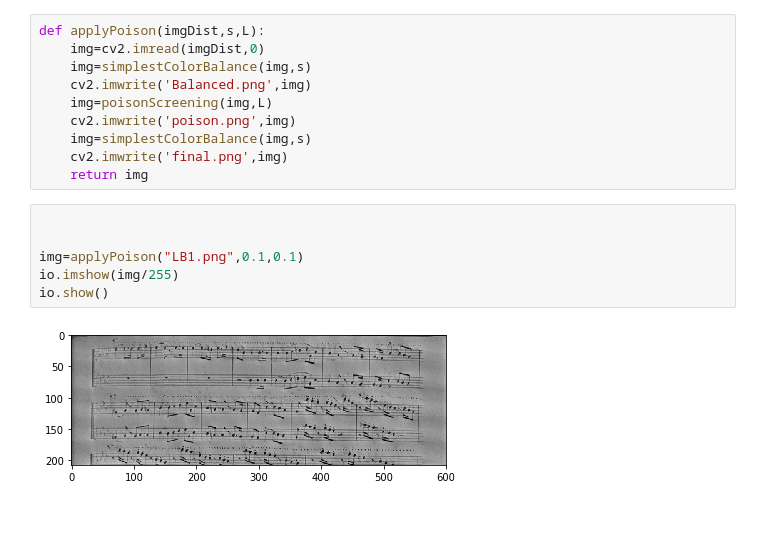
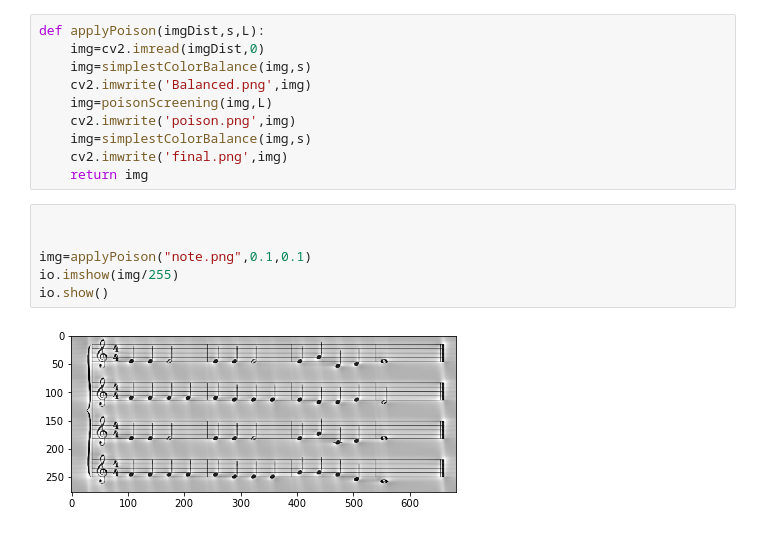
Before and after one commit to nadaabdelmaboud/Sm3ni, a Jupyter notebook: ContrastEnhancementTrails/ScreenedPoisionEquation/ScreenedPoisionEquation.ipynb, the cells around one changed output. Cells and saved outputs as stored; diff of their text form.

```diff
--- a/ContrastEnhancementTrails/ScreenedPoisionEquation/ScreenedPoisionEquation.ipynb
+++ b/ContrastEnhancementTrails/ScreenedPoisionEquation/ScreenedPoisionEquation.ipynb
@@ -38,8 +38,8 @@ def applyPoison(imgDist,s,L):
 # %%
 
 
-img=applyPoison("LB1.png",0.1,0.1)
+img=applyPoison("note.png",0.1,0.1)
 io.imshow(img/255)
 io.show()
 # %% [output]
-[figure, old version]
+[figure, new version]
```
Also changed, not shown: 9 other files.
